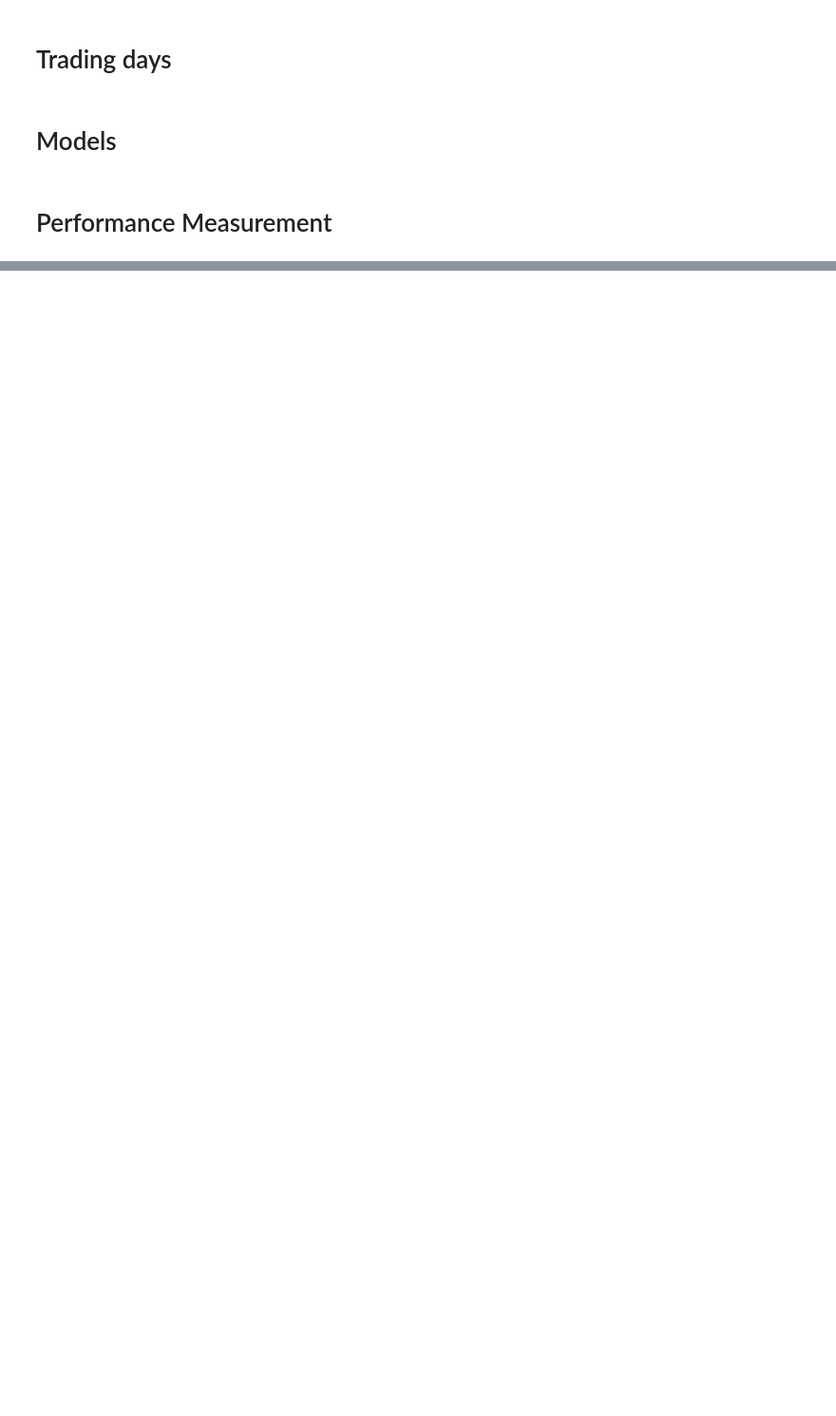
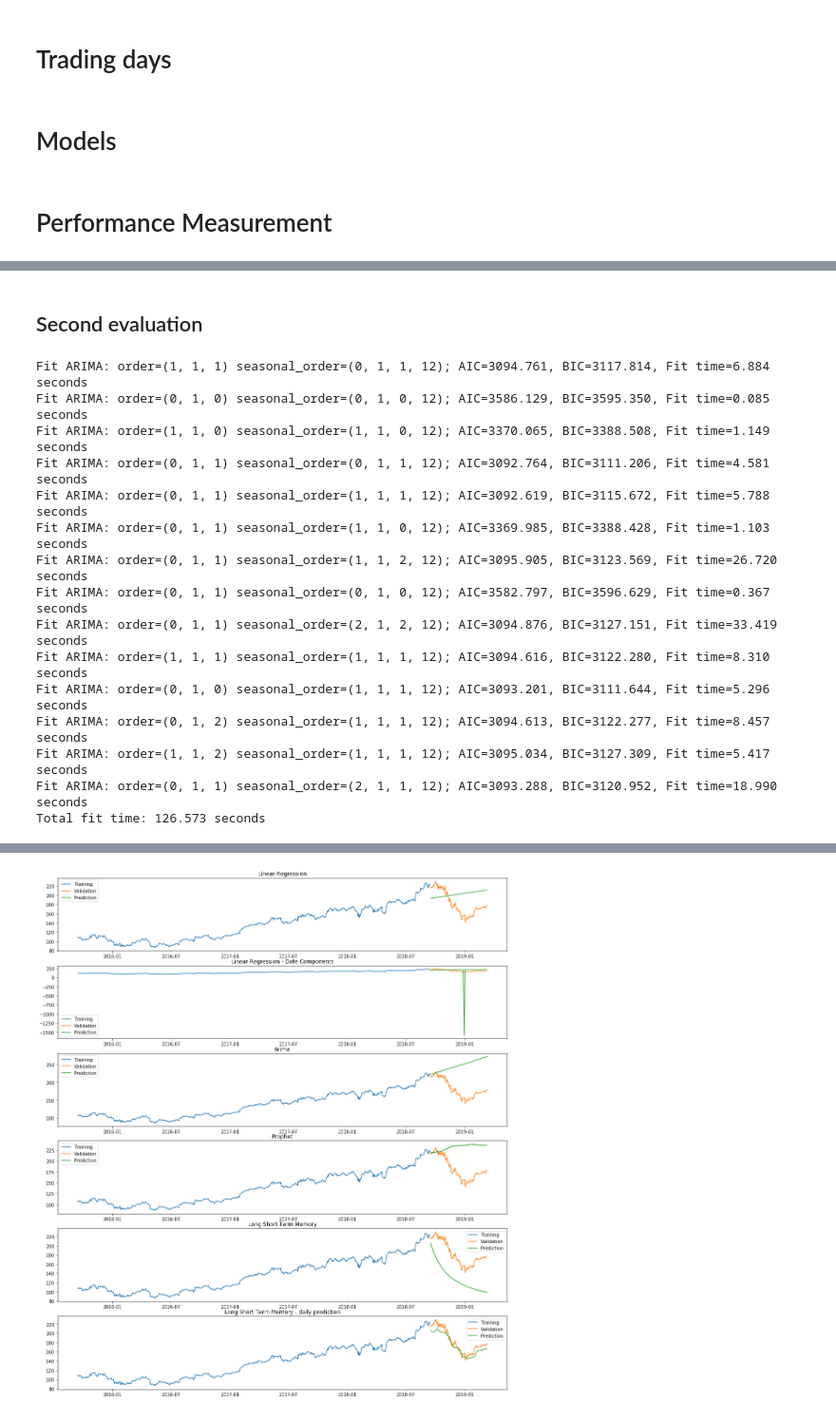
Before and after one commit to egar-garcia/machine-learning-engineer-nanodegree-capstone, a Jupyter notebook: StockForecasting.ipynb, the cells around one changed output, grey strips where cells are left out. Shown at 95% size. Cells and saved outputs as stored; diff of their text form; code cells hidden in the pictures; blank space fills up the shorter version.

```diff
--- a/StockForecasting.ipynb
+++ b/StockForecasting.ipynb
@@ -1132,0 +1209,22 @@ def create_train_and_save_model(name, model_constructor, ticker_symbol,
+# %% [markdown]
+## Second evaluation
+# %%
+ds = Dataset.loadDatasetFromFile(dataset_filename)
+
+results = perform_evaluation('eval2', ds, 'AAPL', str_to_datetime('2015-09-16'), str_to_datetime('2018-09-15'))
+# %% [output]
+Fit ARIMA: order=(1, 1, 1) seasonal_order=(0, 1, 1, 12); AIC=3094.761, BIC=3117.814, Fit time=6.884 seconds
+Fit ARIMA: order=(0, 1, 0) seasonal_order=(0, 1, 0, 12); AIC=3586.129, BIC=3595.350, Fit time=0.085 seconds
+Fit ARIMA: order=(1, 1, 0) seasonal_order=(1, 1, 0, 12); AIC=3370.065, BIC=3388.508, Fit time=1.149 seconds
+Fit ARIMA: order=(0, 1, 1) seasonal_order=(0, 1, 1, 12); AIC=3092.764, BIC=3111.206, Fit time=4.581 seconds
+Fit ARIMA: order=(0, 1, 1) seasonal_order=(1, 1, 1, 12); AIC=3092.619, BIC=3115.672, Fit time=5.788 seconds
+Fit ARIMA: order=(0, 1, 1) seasonal_order=(1, 1, 0, 12); AIC=3369.985, BIC=3388.428, Fit time=1.103 seconds
+Fit ARIMA: order=(0, 1, 1) seasonal_order=(1, 1, 2, 12); AIC=3095.905, BIC=3123.569, Fit time=26.720 seconds
+Fit ARIMA: order=(0, 1, 1) seasonal_order=(0, 1, 0, 12); AIC=3582.797, BIC=3596.629, Fit time=0.367 seconds
+Fit ARIMA: order=(0, 1, 1) seasonal_order=(2, 1, 2, 12); AIC=3094.876, BIC=3127.151, Fit time=33.419 seconds
+Fit ARIMA: order=(1, 1, 1) seasonal_order=(1, 1, 1, 12); AIC=3094.616, BIC=3122.280, Fit time=8.310 seconds
+Fit ARIMA: order=(0, 1, 0) seasonal_order=(1, 1, 1, 12); AIC=3093.201, BIC=3111.644, Fit time=5.296 seconds
+Fit ARIMA: order=(0, 1, 2) seasonal_order=(1, 1, 1, 12); AIC=3094.613, BIC=3122.277, Fit time=8.457 seconds
+Fit ARIMA: order=(1, 1, 2) seasonal_order=(1, 1, 1, 12); AIC=3095.034, BIC=3127.309, Fit time=5.417 seconds
+Fit ARIMA: order=(0, 1, 1) seasonal_order=(2, 1, 1, 12); AIC=3093.288, BIC=3120.952, Fit time=18.990 seconds
+Total fit time: 126.573 seconds
@@ -1132,0 +1235 @@ def create_train_and_save_model(name, model_constructor, ticker_symbol,
+[figure, added]
```
Also changed, not shown: parts of 30 cells of this notebook, 15 other files.
